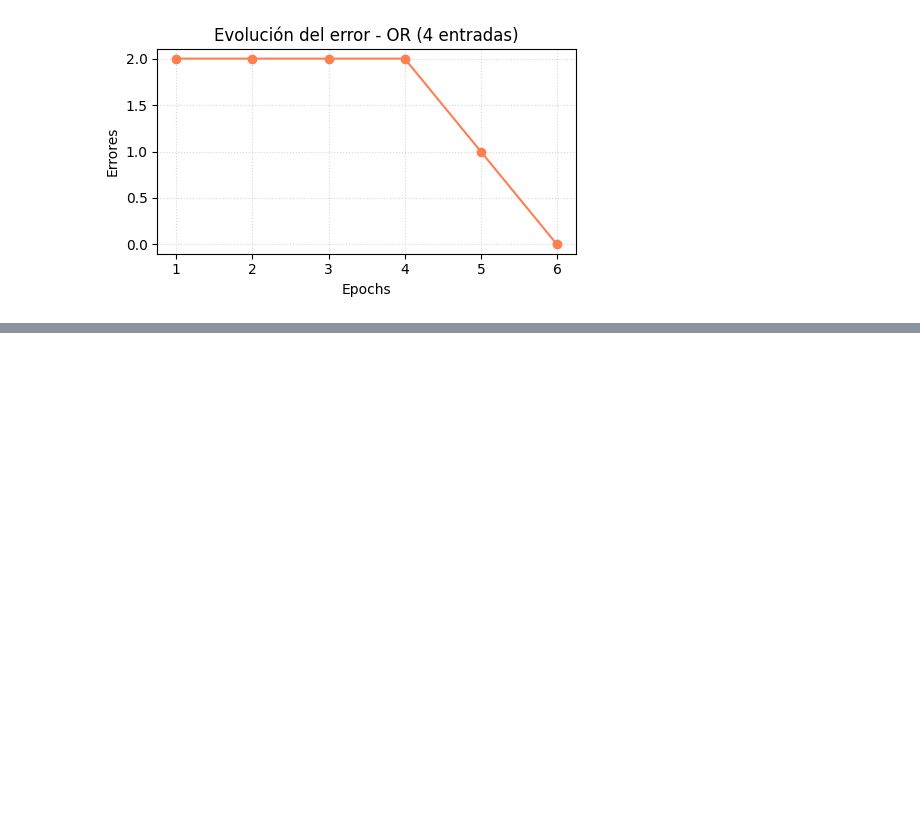
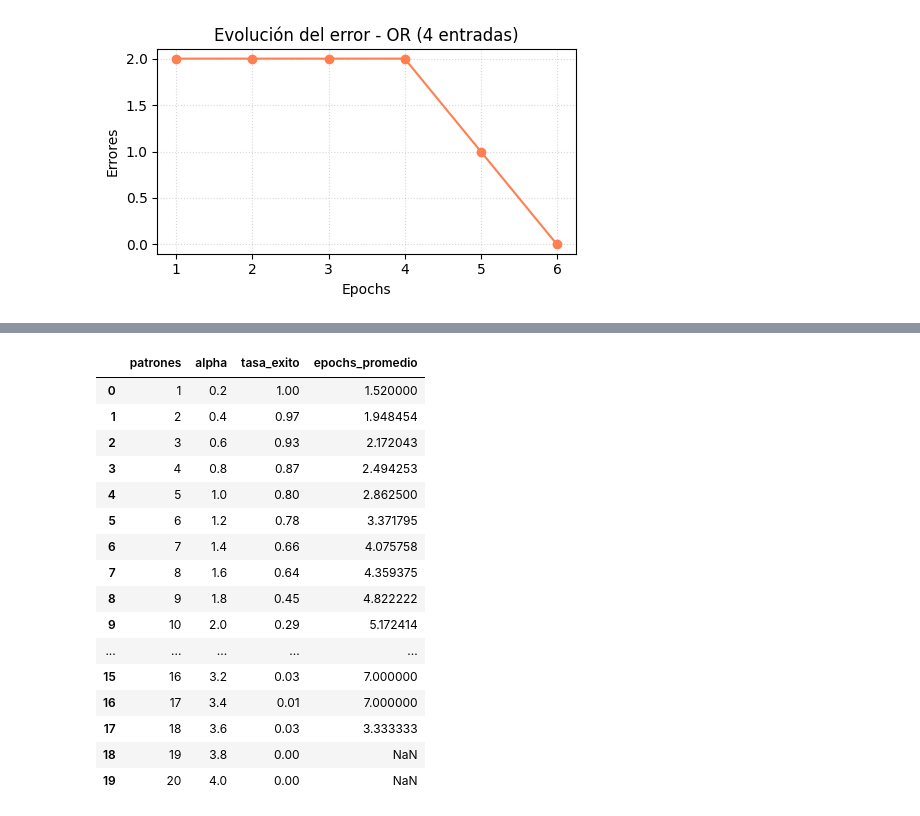
Before and after one commit to camifezz/Redes-Neuronales, a Jupyter notebook: TP2/ejercicio-1/ejercicio-1.ipynb, the cells around one changed output, grey strips where cells are left out. Drawn from its saved outputs; the diff is of its cells as text; code cells hidden in the pictures; blank space fills up the shorter version.

```diff
--- a/TP2/ejercicio-1/ejercicio-1.ipynb
+++ b/TP2/ejercicio-1/ejercicio-1.ipynb
@@ -293,0 +297,56 @@ plt.show()
+# %%
+import random
+
+def run_capacity_experiment(n_features: int, pattern_counts, trials: int = 100, seed: int = 42):
+    rng = random.Random(seed)
+    results = []
+    for m in pattern_counts:
+        successes = 0
+        epochs_success = []
+        for _ in range(trials):
+            X = [[rng.choice([-1.0, 1.0]) for _ in range(n_features)] for _ in range(m)]
+            y = [rng.choice([0, 1]) for _ in range(m)]
+            perceptron = Perceptron(n_features=n_features, learning_rate=0.1, max_ciclos_entrenamiento=2000)
+            epochs, _ = perceptron.entrenamiento(X, y)
+            converged = perceptron.errores_por_epoca[-1] == 0
+            if converged:
+                successes += 1
+                epochs_success.append(epochs)
+        tasa_exito = successes / trials
+        promedio_epochs = sum(epochs_success) / len(epochs_success) if epochs_success else None
+        results.append({
+            "patrones": m,
+            "alpha": m / n_features,
+            "tasa_exito": tasa_exito,
+            "epochs_promedio": promedio_epochs
+        })
+    return results
+
+pattern_counts = list(range(1, 21))
+capacidad_resultados = run_capacity_experiment(n_features=5, pattern_counts=pattern_counts, trials=100, seed=123)
+
+try:
+    import pandas as pd
+    capacidad_df = pd.DataFrame(capacidad_resultados)
+    display(capacidad_df)
+except ImportError:
+    for row in capacidad_resultados:
+        print(row)
+# %% [output]
+|  | patrones | alpha | tasa_exito | epochs_promedio |
+| 0 | 1 | 0.2 | 1.00 | 1.520000 |
+| 1 | 2 | 0.4 | 0.97 | 1.948454 |
+| 2 | 3 | 0.6 | 0.93 | 2.172043 |
+| 3 | 4 | 0.8 | 0.87 | 2.494253 |
+| 4 | 5 | 1.0 | 0.80 | 2.862500 |
+| 5 | 6 | 1.2 | 0.78 | 3.371795 |
+| 6 | 7 | 1.4 | 0.66 | 4.075758 |
+| 7 | 8 | 1.6 | 0.64 | 4.359375 |
+| 8 | 9 | 1.8 | 0.45 | 4.822222 |
+| 9 | 10 | 2.0 | 0.29 | 5.172414 |
+| ... | ... | ... | ... | ... |
+| 15 | 16 | 3.2 | 0.03 | 7.000000 |
+| 16 | 17 | 3.4 | 0.01 | 7.000000 |
+| 17 | 18 | 3.6 | 0.03 | 3.333333 |
+| 18 | 19 | 3.8 | 0.00 | NaN |
+| 19 | 20 | 4.0 | 0.00 | NaN |
```
Also changed, not shown: parts of 5 cells of this notebook, 2 other files.
